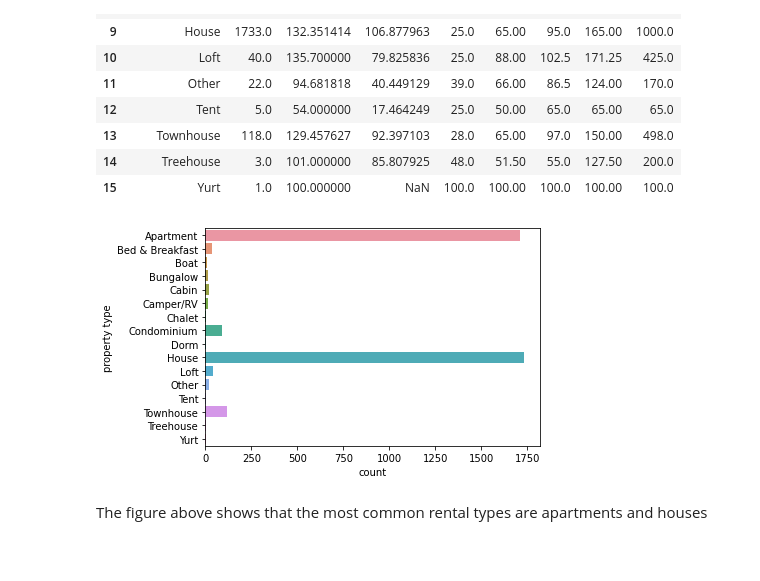
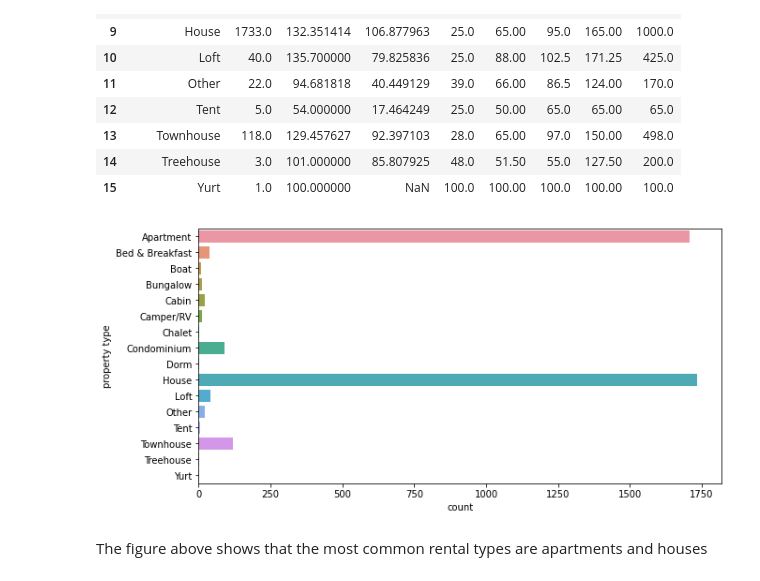
Before and after one commit to LN5user/airbnb-seattle, a Jupyter notebook: airbnb.ipynb, the cells around one changed output. Saved outputs shown, nothing was run; the diff lists cells and outputs as text; code cells hidden in the pictures.

```diff
--- a/airbnb.ipynb
+++ b/airbnb.ipynb
@@ -245,9 +244,10 @@ df_statistic
 | 14 | Treehouse | 3.0 | 101.000000 | 85.807925 | 48.0 | 51.50 | 55.0 | 127.50 | 200.0 |
 | 15 | Yurt | 1.0 | 100.000000 | NaN | 100.0 | 100.00 | 100.0 | 100.00 | 100.0 |
 # %%
+fig, ax = plt.subplots(figsize=(10, 5))
 sns.barplot(x="count", y="property_type", data=df_statistic).set(ylabel="property type");
 # %% [output]
-[figure, old version]
+[figure, new version]
 # %% [markdown]
 The figure above shows that the most common rental types are apartments and houses
 # %%
```
Also changed, not shown: parts of 19 cells of this notebook, 1 other file.
